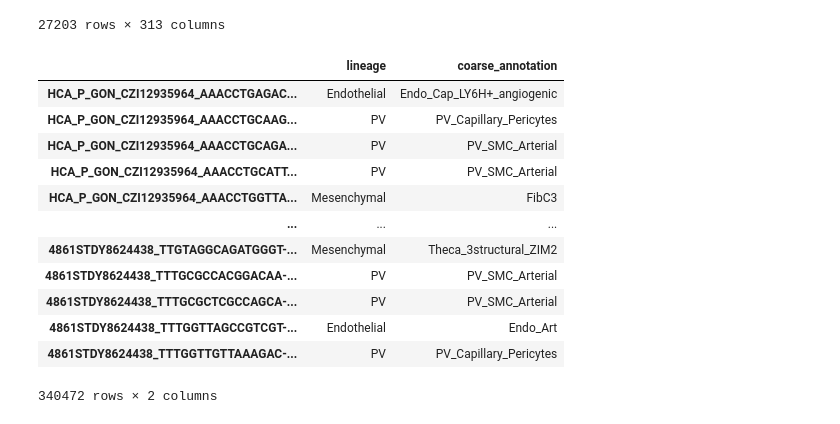
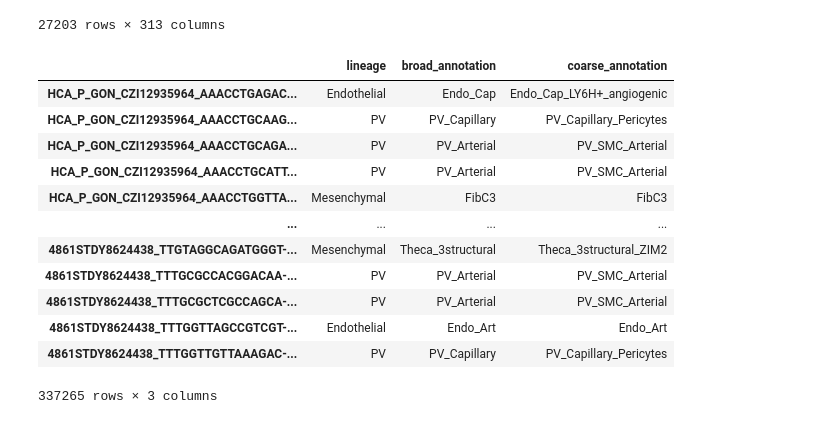
Before and after one commit to cellgeni/ovary, a Jupyter notebook: 02.prepare_for_scvi.ipynb, the cells around one changed output. Drawn from its saved outputs; the diff is of its cells as text; code cells hidden in the pictures.

```diff
--- a/02.prepare_for_scvi.ipynb
+++ b/02.prepare_for_scvi.ipynb
@@ -8,0 +10,3 @@ import numpy as np
+# %%
+lustre_path='/lustre/scratch127/cellgen/cellgeni/tickets/' + os.getcwd().split('/')[4]
+lustre_path
@@ -55,22 +72,23 @@ reference.var
 | ZZEF1 | ENSG00000074755 | Gene Expression | 93.0 | ENSG00000074755 | Gene Expression | ... |
 27203 rows × 313 columns
 # %%
-ctann = pd.read_csv('../../data.lustre/gex/scRNAseq_directannotation_perlineagescvi.csv',index_col=0)
+# /warehouse/team292_wh01/reproductive_atlas/ovary/annotations/scRNAseq_directannotation_perlineagescvi.csv
+ctann = pd.read_csv(lustre_path+'/data/scRNAseq_directannotation_perlineagescvi.csv',index_col=0)
 ctann
 # %% [output]
-|  | lineage | coarse_annotation |
-| HCA_P_GON_CZI12935964_AAACCTGAGAC... | Endothelial | Endo_Cap_LY6H+_angiogenic |
-| HCA_P_GON_CZI12935964_AAACCTGCAAG... | PV | PV_Capillary_Pericytes |
-| HCA_P_GON_CZI12935964_AAACCTGCAGA... | PV | PV_SMC_Arterial |
-| HCA_P_GON_CZI12935964_AAACCTGCATT... | PV | PV_SMC_Arterial |
-| HCA_P_GON_CZI12935964_AAACCTGGTTA... | Mesenchymal | FibC3 |
-| ... | ... | ... |
-| 4861STDY8624438_TTGTAGGCAGATGGGT-... | Mesenchymal | Theca_3structural_ZIM2 |
-| 4861STDY8624438_TTTGCGCCACGGACAA-... | PV | PV_SMC_Arterial |
-| 4861STDY8624438_TTTGCGCTCGCCAGCA-... | PV | PV_SMC_Arterial |
-| 4861STDY8624438_TTTGGTTAGCCGTCGT-... | Endothelial | Endo_Art |
-| 4861STDY8624438_TTTGGTTGTTAAAGAC-... | PV | PV_Capillary_Pericytes |
+|  | lineage | broad_annotation | coarse_annotation |
+| HCA_P_GON_CZI12935964_AAACCTGAGAC... | Endothelial | Endo_Cap | Endo_Cap_LY6H+_angiogenic |
+| HCA_P_GON_CZI12935964_AAACCTGCAAG... | PV | PV_Capillary | PV_Capillary_Pericytes |
+| HCA_P_GON_CZI12935964_AAACCTGCAGA... | PV | PV_Arterial | PV_SMC_Arterial |
+| HCA_P_GON_CZI12935964_AAACCTGCATT... | PV | PV_Arterial | PV_SMC_Arterial |
+| HCA_P_GON_CZI12935964_AAACCTGGTTA... | Mesenchymal | FibC3 | FibC3 |
+| ... | ... | ... | ... |
+| 4861STDY8624438_TTGTAGGCAGATGGGT-... | Mesenchymal | Theca_3structural | Theca_3structural_ZIM2 |
+| 4861STDY8624438_TTTGCGCCACGGACAA-... | PV | PV_Arterial | PV_SMC_Arterial |
+| 4861STDY8624438_TTTGCGCTCGCCAGCA-... | PV | PV_Arterial | PV_SMC_Arterial |
+| 4861STDY8624438_TTTGGTTAGCCGTCGT-... | Endothelial | Endo_Art | Endo_Art |
+| 4861STDY8624438_TTTGGTTGTTAAAGAC-... | PV | PV_Capillary | PV_Capillary_Pericytes |
-340472 rows × 2 columns
+337265 rows × 3 columns
 # %%
 pd.Series(reference.obs_names.isin(ctann.index)).value_counts()
 # %% [output]
```
Also changed, not shown: parts of 54 cells of this notebook, 21 other files.
